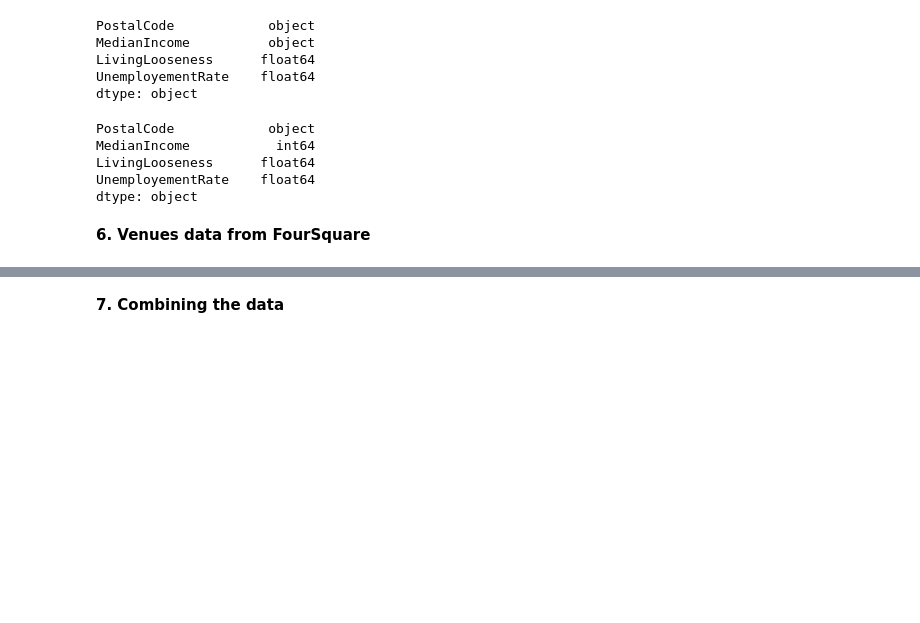
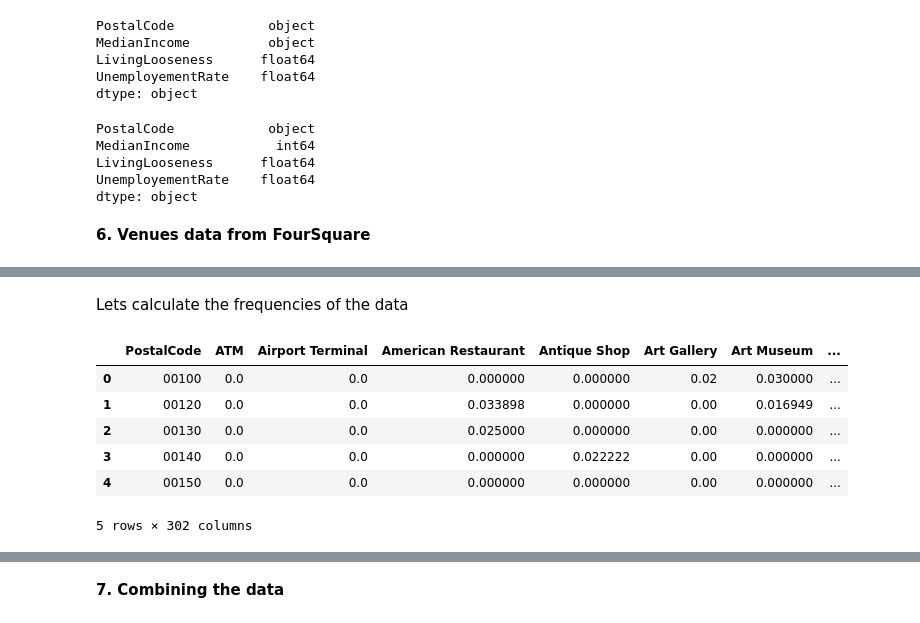
Before and after one commit to cobrelli/Coursera_Capstone, a Jupyter notebook: Capstone 1.ipynb, the cells around one changed output, grey strips where cells are left out. Saved outputs shown, nothing was run; the diff lists cells and outputs as text; code cells hidden in the pictures; blank space fills up the shorter version.

```diff
--- a/Capstone 1.ipynb
+++ b/Capstone 1.ipynb
@@ -482,0 +584,13 @@ dtype: object
+# %% [markdown]
+Lets calculate the frequencies of the data
+# %%
+capital_grouped = capital_onehot.groupby('PostalCode').mean().reset_index()
+capital_grouped.head()
+# %% [output]
+|  | PostalCode | ATM | Airport Terminal | American Restaurant | Antique Shop | Art Gallery | Art Museum | ... |
+| 0 | 00100 | 0.0 | 0.0 | 0.000000 | 0.000000 | 0.02 | 0.030000 | ... |
+| 1 | 00120 | 0.0 | 0.0 | 0.033898 | 0.000000 | 0.00 | 0.016949 | ... |
+| 2 | 00130 | 0.0 | 0.0 | 0.025000 | 0.000000 | 0.00 | 0.000000 | ... |
+| 3 | 00140 | 0.0 | 0.0 | 0.000000 | 0.022222 | 0.00 | 0.000000 | ... |
+| 4 | 00150 | 0.0 | 0.0 | 0.000000 | 0.000000 | 0.00 | 0.000000 | ... |
+5 rows × 302 columns
```
Also changed, not shown: parts of 13 cells of this notebook.
